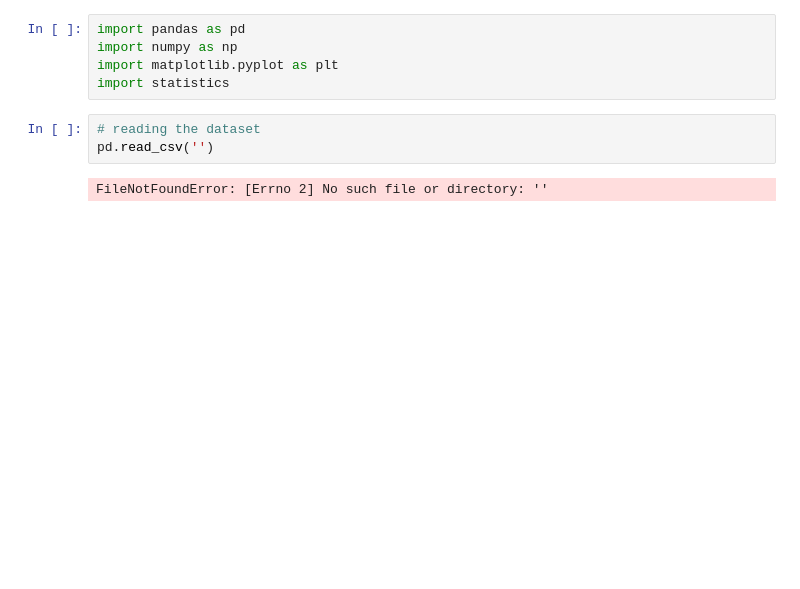
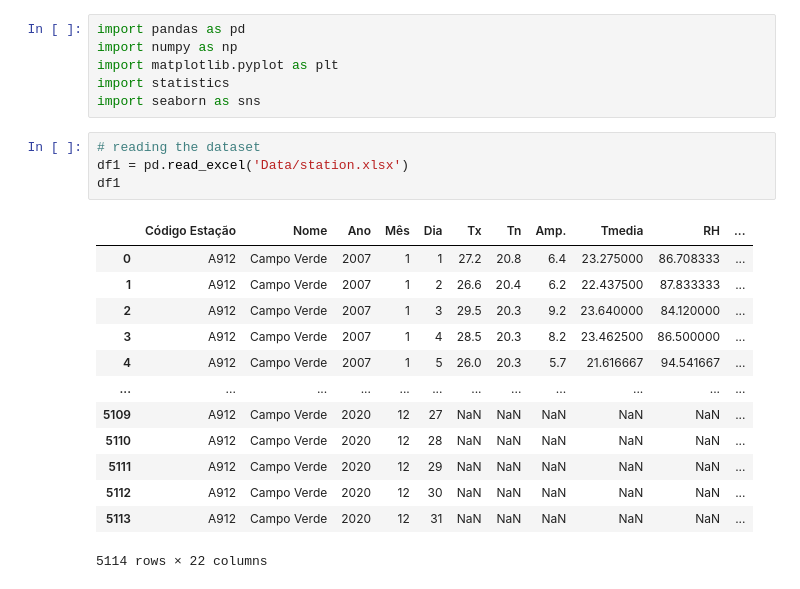
Before and after one commit to gustavopin/EvaporationEstimation, a Jupyter notebook: analysis.ipynb, the cells around one changed output. Cells and saved outputs as stored; diff of their text form; blank space fills up the shorter version.

```diff
--- a/analysis.ipynb
+++ b/analysis.ipynb
@@ -3,8 +3,22 @@ import pandas as pd
 import numpy as np
 import matplotlib.pyplot as plt
 import statistics
+import seaborn as sns
 # %%
 # reading the dataset
-pd.read_csv('')
+df1 = pd.read_excel('Data/station.xlsx')
+df1
 # %% [output]
+|  | Código Estação | Nome | Ano | Mês | Dia | Tx | Tn | Amp. | Tmedia | RH | ... |
+| 0 | A912 | Campo Verde | 2007 | 1 | 1 | 27.2 | 20.8 | 6.4 | 23.275000 | 86.708333 | ... |
+| 1 | A912 | Campo Verde | 2007 | 1 | 2 | 26.6 | 20.4 | 6.2 | 22.437500 | 87.833333 | ... |
+| 2 | A912 | Campo Verde | 2007 | 1 | 3 | 29.5 | 20.3 | 9.2 | 23.640000 | 84.120000 | ... |
+| 3 | A912 | Campo Verde | 2007 | 1 | 4 | 28.5 | 20.3 | 8.2 | 23.462500 | 86.500000 | ... |
+| 4 | A912 | Campo Verde | 2007 | 1 | 5 | 26.0 | 20.3 | 5.7 | 21.616667 | 94.541667 | ... |
+| ... | ... | ... | ... | ... | ... | ... | ... | ... | ... | ... | ... |
+| 5109 | A912 | Campo Verde | 2020 | 12 | 27 | NaN | NaN | NaN | NaN | NaN | ... |
+| 5110 | A912 | Campo Verde | 2020 | 12 | 28 | NaN | NaN | NaN | NaN | NaN | ... |
+| 5111 | A912 | Campo Verde | 2020 | 12 | 29 | NaN | NaN | NaN | NaN | NaN | ... |
+| 5112 | A912 | Campo Verde | 2020 | 12 | 30 | NaN | NaN | NaN | NaN | NaN | ... |
+| 5113 | A912 | Campo Verde | 2020 | 12 | 31 | NaN | NaN | NaN | NaN | NaN | ... |
-FileNotFoundError: [Errno 2] No such file or directory: ''
+5114 rows × 22 columns
```
Also changed, not shown: parts of 7 cells of this notebook.
